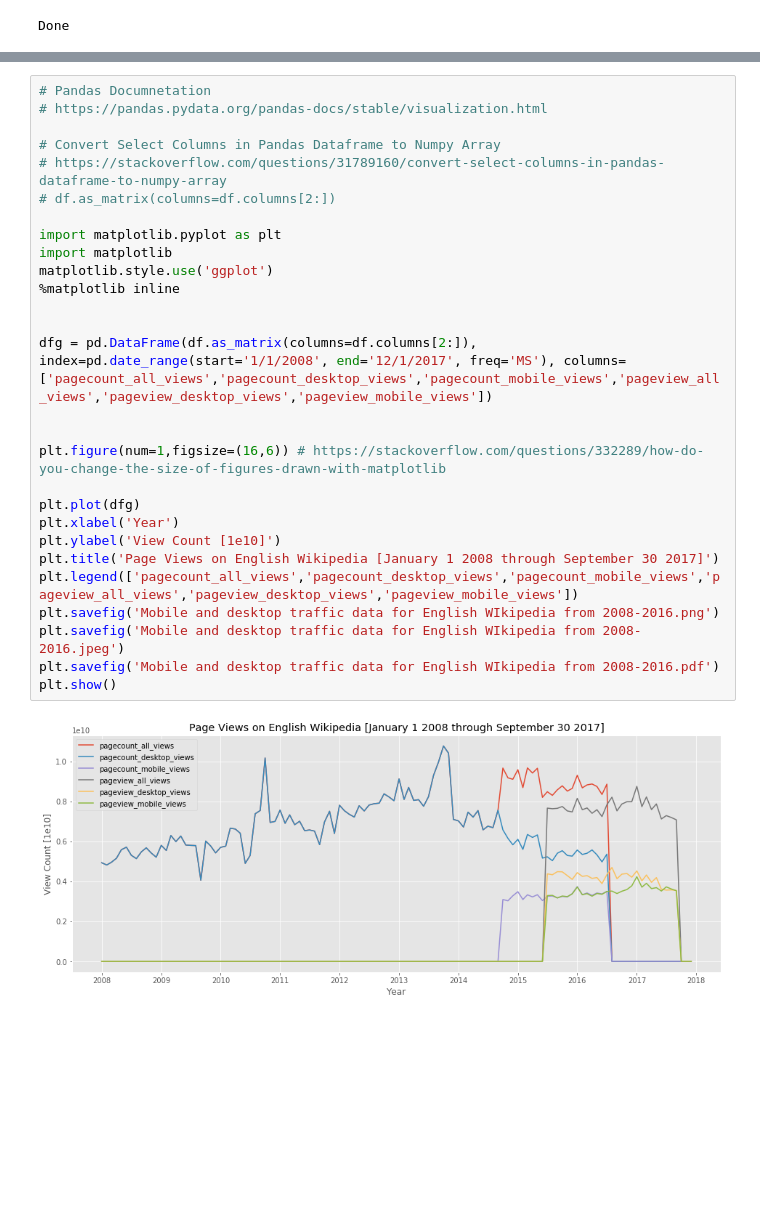
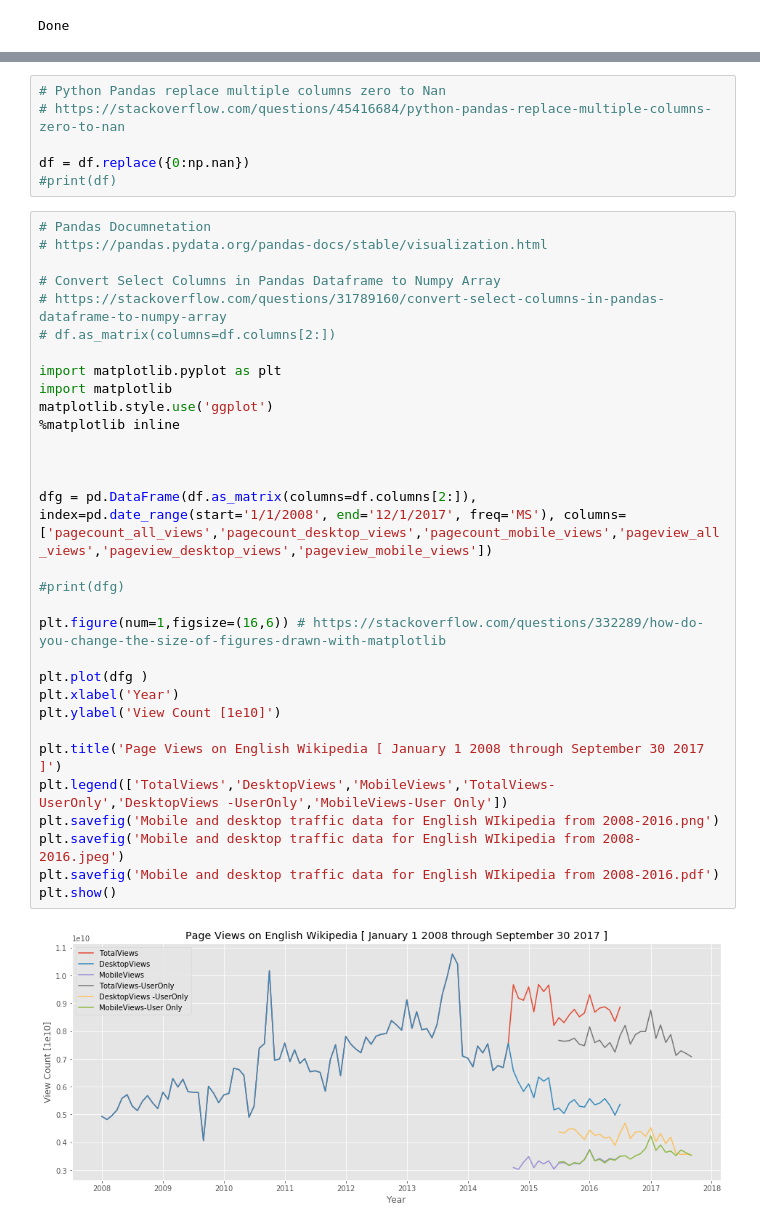
Before and after one commit to abhishekanand/data-512-a1, a Jupyter notebook: hcds-a1-data-curation.ipynb, the cells around one changed output, grey strips where cells are left out. Drawn from its saved outputs; the diff is of its cells as text; blank space fills up the shorter version.

```diff
--- a/hcds-a1-data-curation.ipynb
+++ b/hcds-a1-data-curation.ipynb
@@ -317,32 +319,41 @@ import pandas as pd
 df = pd.DataFrame(output, columns=['year','month','pagecount_all_views','pagecount_desktop_views','pagecount_mobile_views','pageview_all_views','pageview_desktop_views','pageview_mobile_views'])
 #print(df)
+# %%
+# Python Pandas replace multiple columns zero to Nan
+# https://stackoverflow.com/questions/45416684/python-pandas-replace-multiple-columns-zero-to-nan
+
+df = df.replace({0:np.nan})
+#print(df)
 # %%
 # Pandas Documnetation
 # https://pandas.pydata.org/pandas-docs/stable/visualization.html
 
 # Convert Select Columns in Pandas Dataframe to Numpy Array
 # https://stackoverflow.com/questions/31789160/convert-select-columns-in-pandas-dataframe-to-numpy-array
 # df.as_matrix(columns=df.columns[2:])
 
 import matplotlib.pyplot as plt
 import matplotlib
 matplotlib.style.use('ggplot')
 %matplotlib inline
 
 
+
 dfg = pd.DataFrame(df.as_matrix(columns=df.columns[2:]), index=pd.date_range(start='1/1/2008', end='12/1/2017', freq='MS'), columns=['pagecount_all_views','pagecount_desktop_views','pagecount_mobile_views','pageview_all_views','pageview_desktop_views','pageview_mobile_views'])
 
+#print(dfg)
 
 plt.figure(num=1,figsize=(16,6)) # https://stackoverflow.com/questions/332289/how-do-you-change-the-size-of-figures-drawn-with-matplotlib
 
-plt.plot(dfg)
+plt.plot(dfg )
 plt.xlabel('Year')
 plt.ylabel('View Count [1e10]')
-plt.title('Page Views on English Wikipedia [January 1 2008 through September 30 2017]')
-plt.legend(['pagecount_all_views','pagecount_desktop_views','pagecount_mobile_views','pageview_all_views','pageview_desktop_views','pageview_mobile_views'])
+
+plt.title('Page Views on English Wikipedia [ January 1 2008 through September 30 2017 ]')
+plt.legend(['TotalViews','DesktopViews','MobileViews','TotalViews-UserOnly','DesktopViews -UserOnly','MobileViews-User Only'])
 plt.savefig('Mobile and desktop traffic data for English WIkipedia from 2008-2016.png')
 plt.savefig('Mobile and desktop traffic data for English WIkipedia from 2008-2016.jpeg')
 plt.savefig('Mobile and desktop traffic data for English WIkipedia from 2008-2016.pdf')
 plt.show()
 # %% [output]
-[figure, old version]
+[figure, new version]
```
Also changed, not shown: parts of 1 cell of this notebook, 3 other files.
